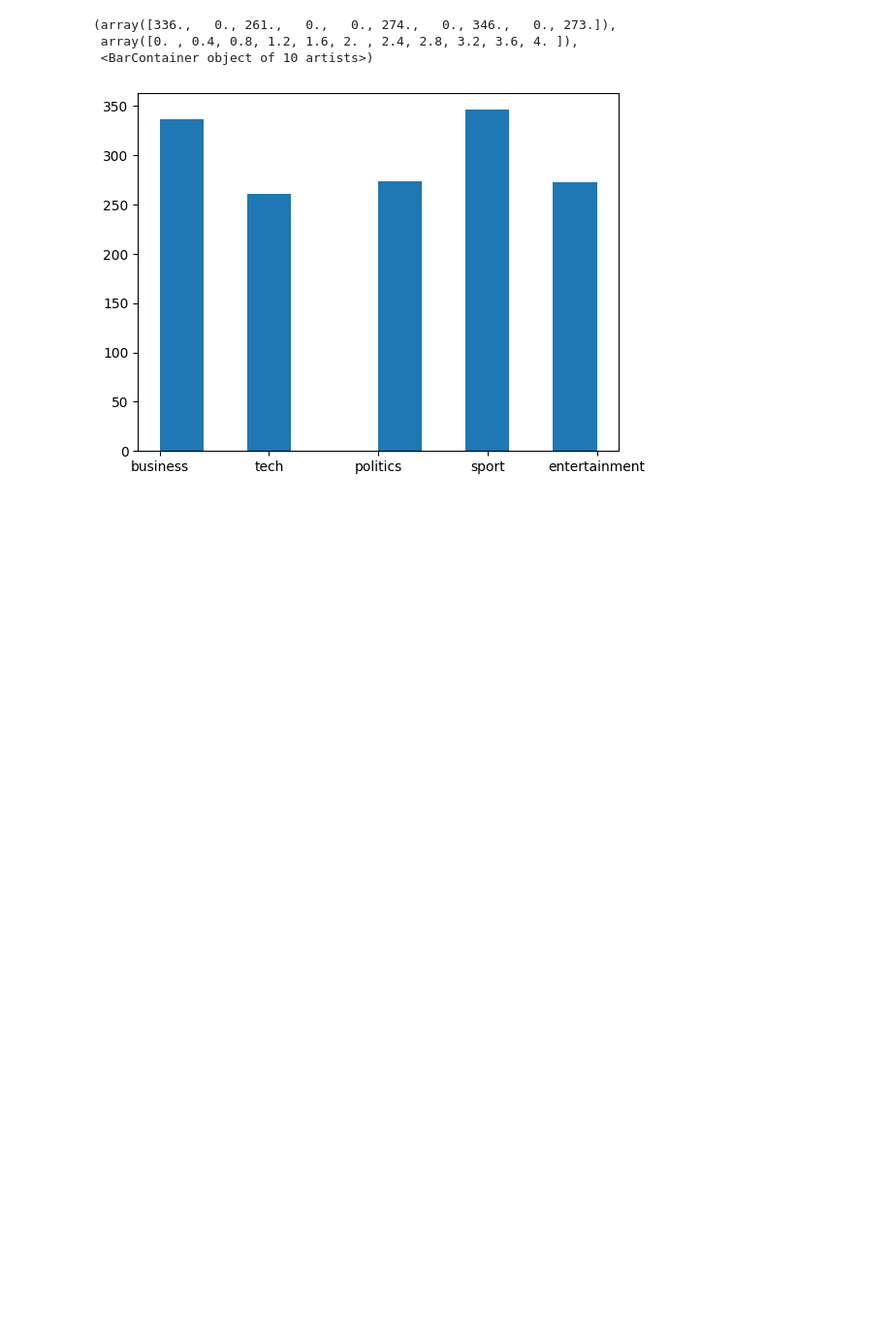
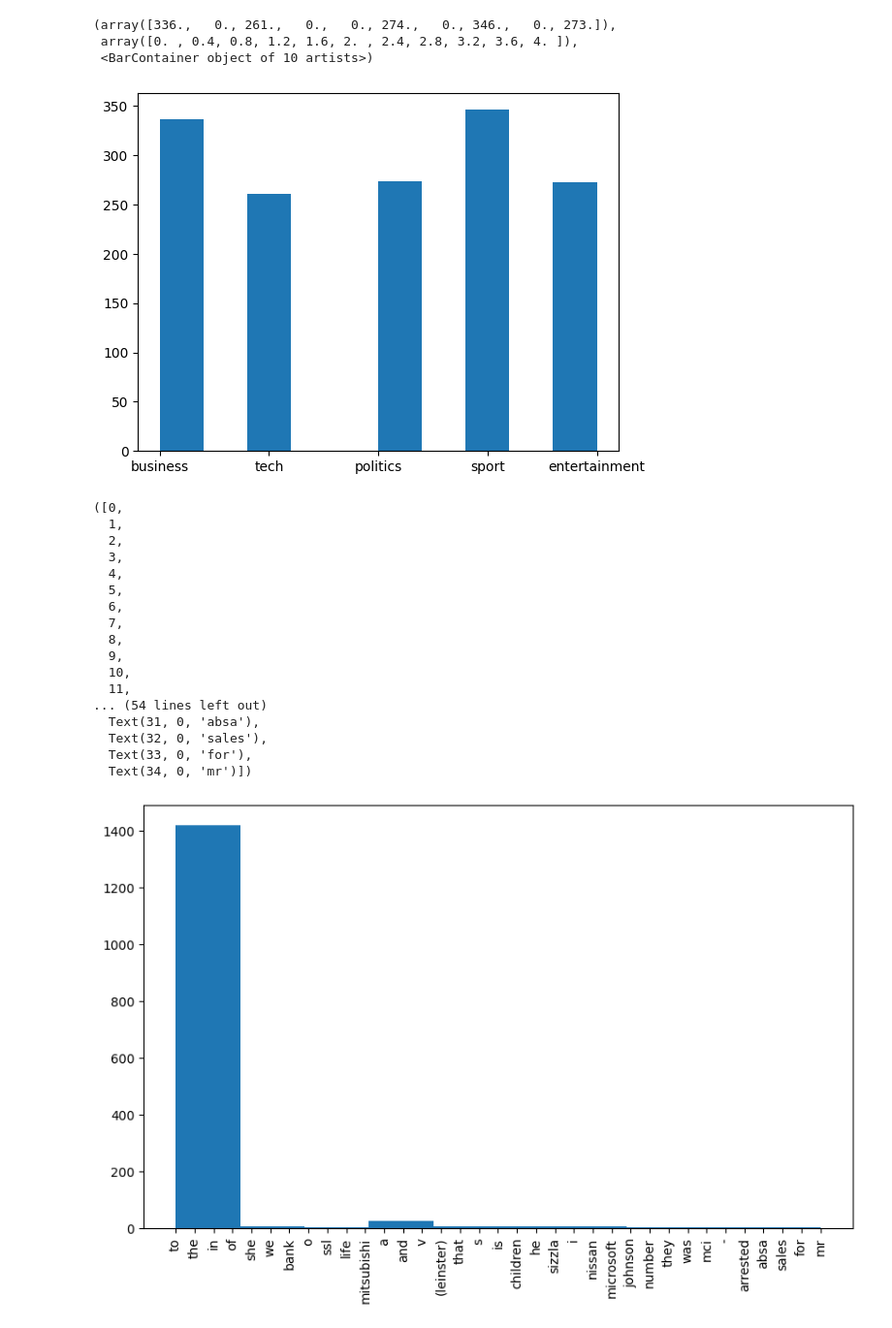
Before and after one commit to JSchlangen9/News-Classification, a Jupyter notebook: DTSA5510_News Classification.ipynb, the cells around one changed output. Shown: that part at 97% size. Cells and saved outputs as stored; diff of their text form; code cells hidden in the pictures; blank space fills up the shorter version.

Commit message:
most common graph

```diff
--- a/DTSA5510_News Classification.ipynb
+++ b/DTSA5510_News Classification.ipynb
@@ -32,3 +33,36 @@ plt.hist(df_train['Category'])
  array([0. , 0.4, 0.8, 1.2, 1.6, 2. , 2.4, 2.8, 3.2, 3.6, 4. ]),
  <BarContainer object of 10 artists>)
 [figure]
+# %%
+commons = []
+for i in range(len(df_train)):
+    string = df_train.iloc[i]['Text']
+    split_it = string.split()
+    word_count = Counter(split_it)
+    most_occur = word_count.most_common()[0][0]
+    commons.append(most_occur)
+
+df_train['most_common'] = commons
+
+plt.figure(figsize=(10,6))
+plt.hist(df_train['most_common'])
+plt.xticks(rotation=90)
+# %% [output]
+([0,
+  1,
+  2,
+  3,
+  4,
+  5,
+  6,
+  7,
+  8,
+  9,
+  10,
+  11,
+... (54 lines left out)
+  Text(31, 0, 'absa'),
+  Text(32, 0, 'sales'),
+  Text(33, 0, 'for'),
+  Text(34, 0, 'mr')])
+[figure, added]
```
Also changed, not shown: parts of 1 cell of this notebook.
